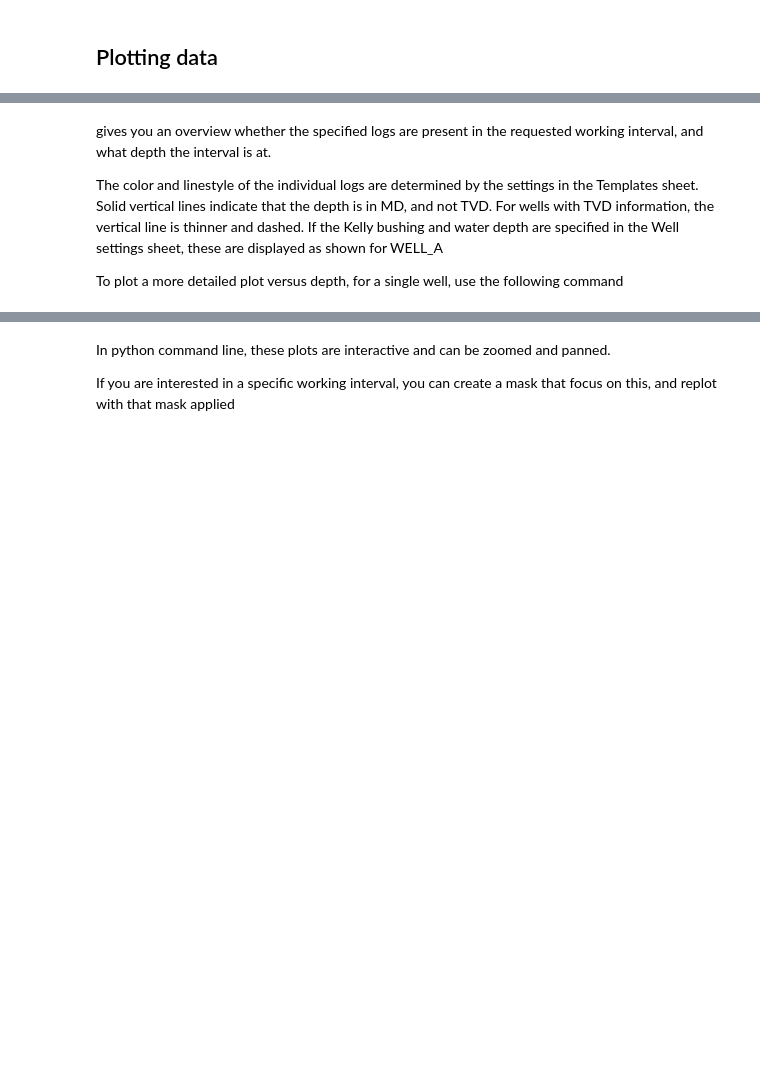
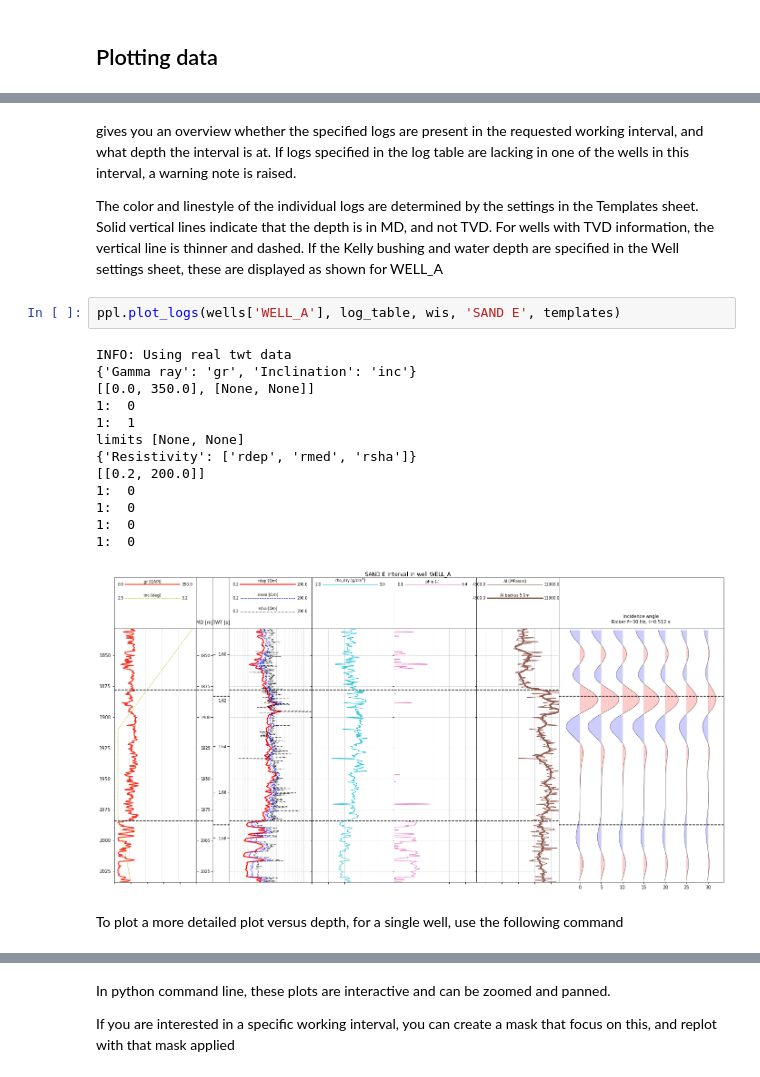
Before and after one commit to emblixt/blixt_rp, a Jupyter notebook: Introduction to blixt_rp.ipynb, the cells around one changed output, grey strips where cells are left out. Saved outputs shown, nothing was run; the diff lists cells and outputs as text; blank space fills up the shorter version.

```diff
--- a/Introduction to blixt_rp.ipynb
+++ b/Introduction to blixt_rp.ipynb
@@ -223,10 +329,27 @@ WARNING: Kelly bushing and/or water depth not specified for well WELL_C
 # %% [markdown]
 gives you an overview whether the specified logs are present in the requested working interval, and what depth the interval is at.
+If logs specified in the log table are lacking in one of the wells in this interval, a warning note is raised.
 
 The color and linestyle of the individual logs are determined by the settings in the Templates sheet. Solid vertical lines indicate that the depth is in MD, and not TVD. For wells with TVD information, the vertical line is thinner and dashed.
 If the Kelly bushing and water depth are specified in the Well settings sheet, these are displayed as shown for WELL_A
-
-To plot a more detailed plot versus depth, for a single well, use the following command
+# %%
+ppl.plot_logs(wells['WELL_A'], log_table, wis, 'SAND E', templates)
+# %% [output]
+INFO: Using real twt data
+{'Gamma ray': 'gr', 'Inclination': 'inc'}
+[[0.0, 350.0], [None, None]]
+1:  0
+1:  1
+limits [None, None]
+{'Resistivity': ['rdep', 'rmed', 'rsha']}
+[[0.2, 200.0]]
+1:  0
+1:  0
+1:  0
+1:  0
+[figure, added]
+# %% [markdown]
+To plot a more detailed plot versus depth, for a single well, use the following command
 # %%
 w = wells['WELL_A']
 w.depth_plot('P velocity', wis=wis)
```
Also changed, not shown: parts of 33 cells of this notebook, 21 other files.
